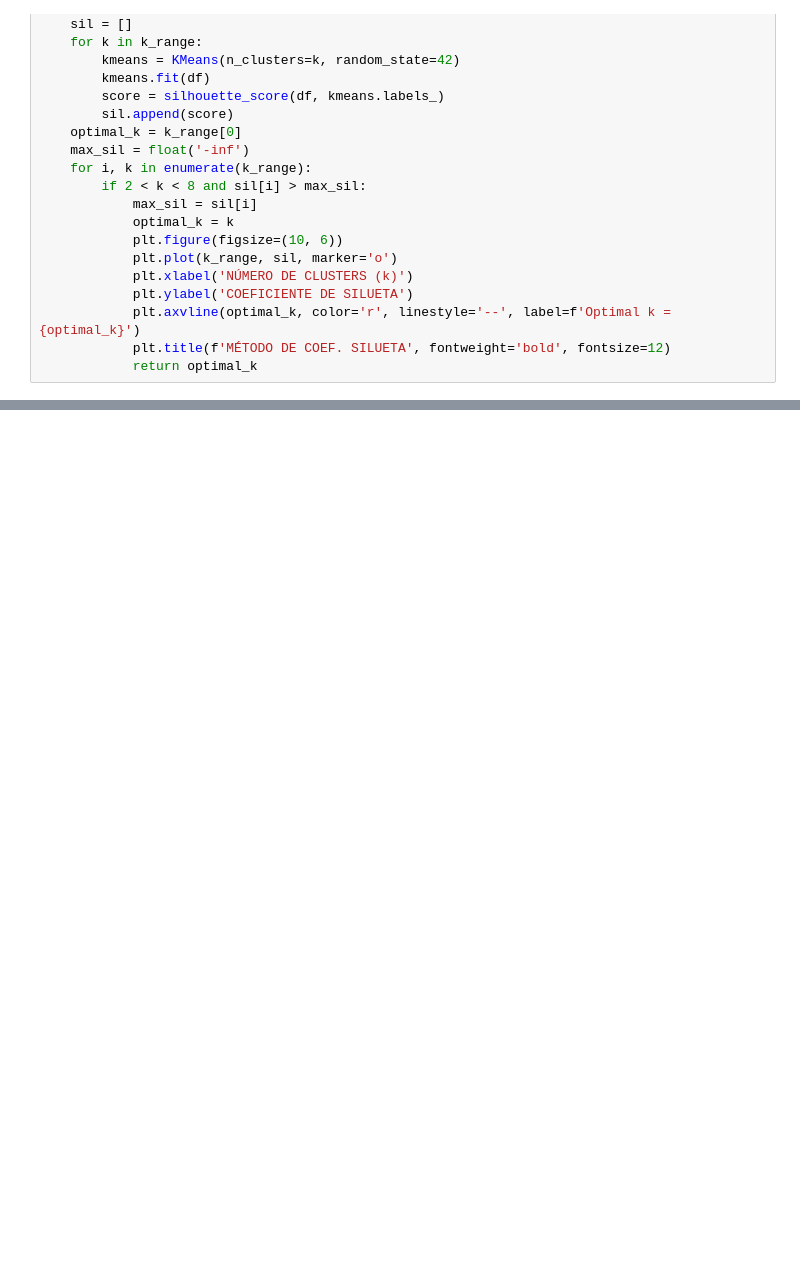
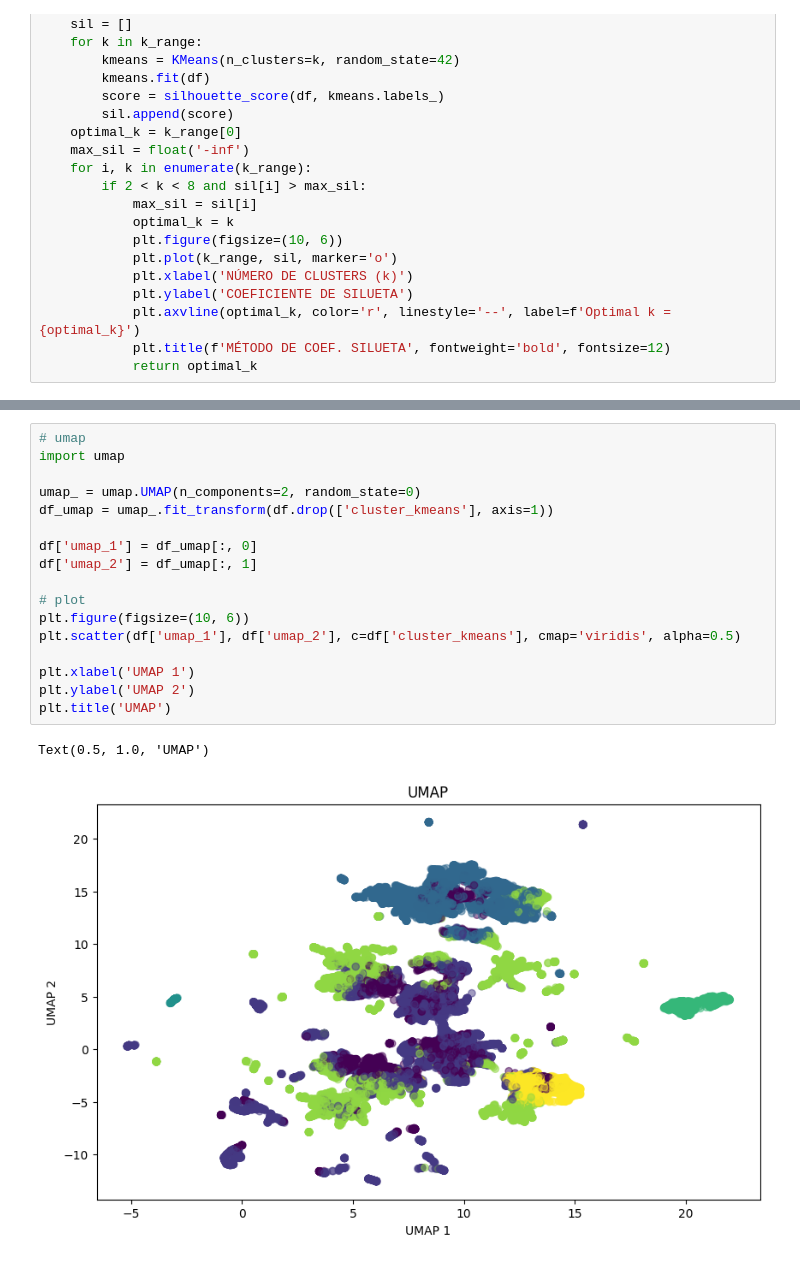
Before and after one commit to BnjmnNicholas/Proyecto_mineria_cc5205, a Jupyter notebook: clusteting.ipynb, the cells around one changed output, grey strips where cells are left out. Saved outputs shown, nothing was run; the diff lists cells and outputs as text; blank space fills up the shorter version.

```diff
--- a/clusteting.ipynb
+++ b/clusteting.ipynb
@@ -96,0 +131,20 @@ Text(0.5, 1.0, 'PCA')
+# %%
+# umap
+import umap
+
+umap_ = umap.UMAP(n_components=2, random_state=0)
+df_umap = umap_.fit_transform(df.drop(['cluster_kmeans'], axis=1))
+
+df['umap_1'] = df_umap[:, 0]
+df['umap_2'] = df_umap[:, 1]
+
+# plot
+plt.figure(figsize=(10, 6))
+plt.scatter(df['umap_1'], df['umap_2'], c=df['cluster_kmeans'], cmap='viridis', alpha=0.5)
+
+plt.xlabel('UMAP 1')
+plt.ylabel('UMAP 2')
+plt.title('UMAP')
+# %% [output]
+Text(0.5, 1.0, 'UMAP')
+[figure, added]
```
Also changed, not shown: parts of 10 cells of this notebook.
